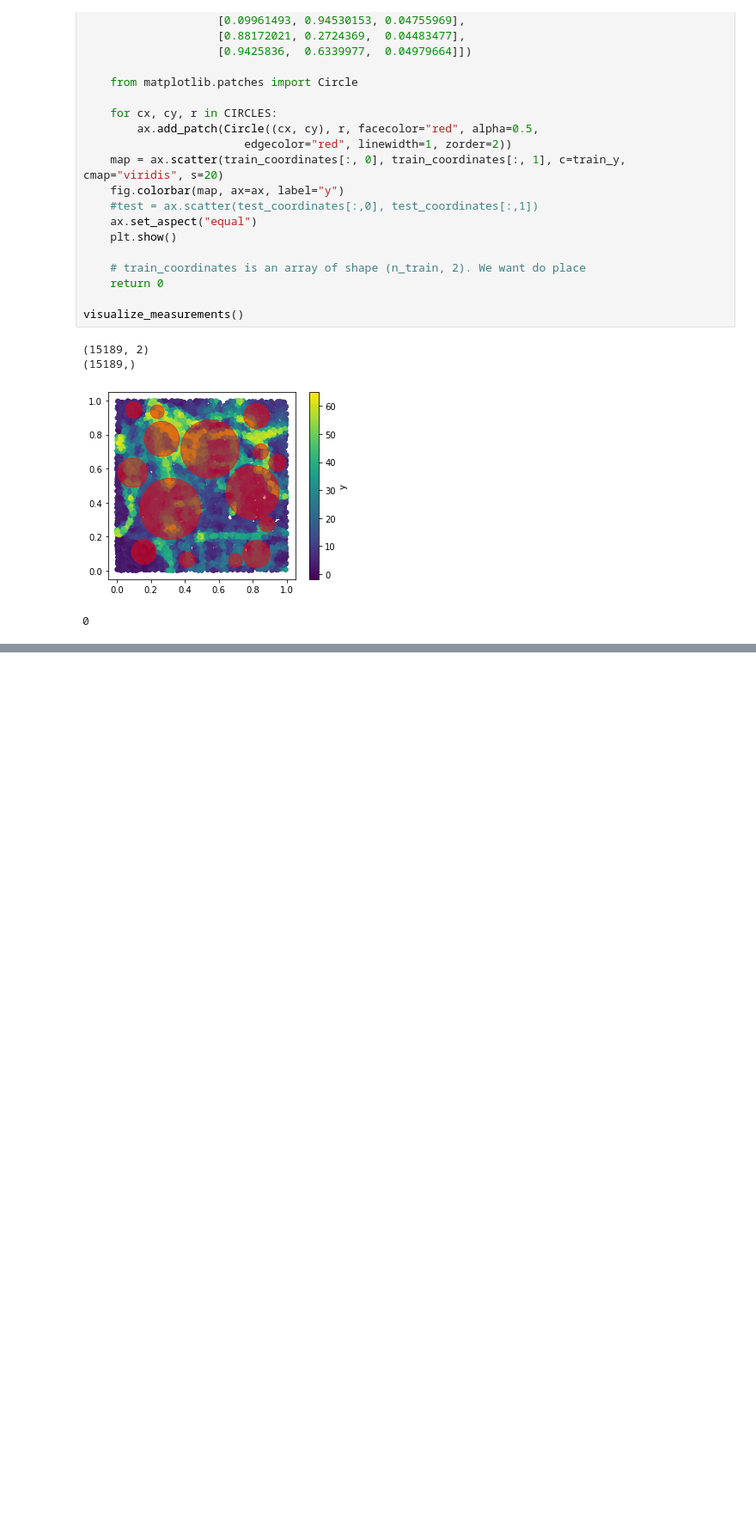
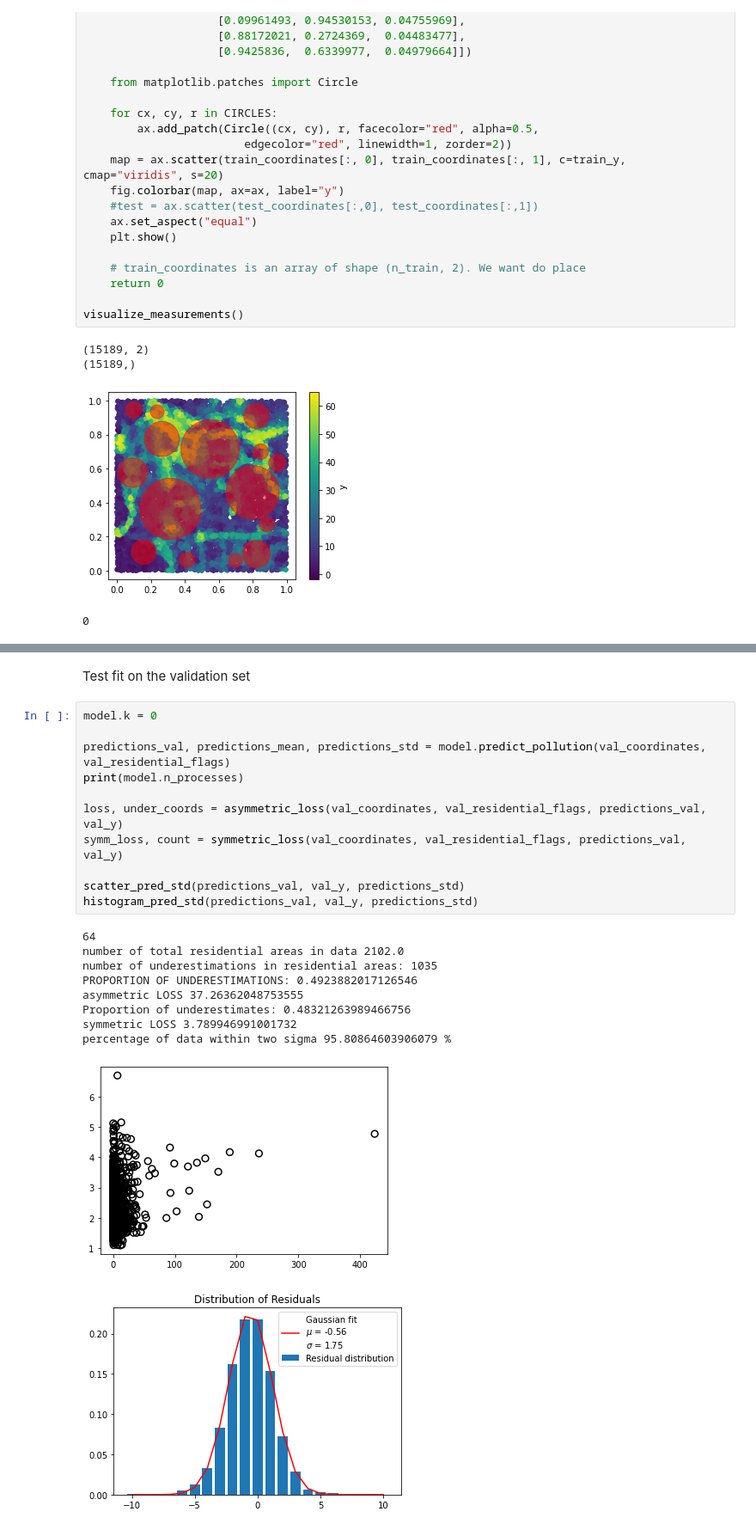
Before and after one commit to tomipancho/manhattan, a Jupyter notebook: Task_1/solution_explore.ipynb, the cells around one changed output, grey strips where cells are left out. Shown at 86% size. Cells and saved outputs as stored; diff of their text form; blank space fills up the shorter version.

```diff
--- a/Task_1/solution_explore.ipynb
+++ b/Task_1/solution_explore.ipynb
@@ -450,0 +801,24 @@ Increase the number of iterations (max_iter) or scale the data as shown in:
+# %% [markdown]
+Test fit on the validation set
+# %%
+model.k = 0
+
+predictions_val, predictions_mean, predictions_std = model.predict_pollution(val_coordinates, val_residential_flags)
+print(model.n_processes)
+
+loss, under_coords = asymmetric_loss(val_coordinates, val_residential_flags, predictions_val, val_y)
+symm_loss, count = symmetric_loss(val_coordinates, val_residential_flags, predictions_val, val_y)
+
+scatter_pred_std(predictions_val, val_y, predictions_std)
+histogram_pred_std(predictions_val, val_y, predictions_std)
+# %% [output]
+64
+number of total residential areas in data 2102.0
+number of underestimations in residential areas: 1035
+PROPORTION OF UNDERESTIMATIONS: 0.4923882017126546
+asymmetric LOSS 37.26362048753555
+Proportion of underestimates: 0.48321263989466756
+symmetric LOSS 3.789946991001732
+percentage of data within two sigma 95.80864603906079 %
+[figure, added]
+[figure, added]
```
Also changed, not shown: parts of 14 cells of this notebook, 4 other files.
